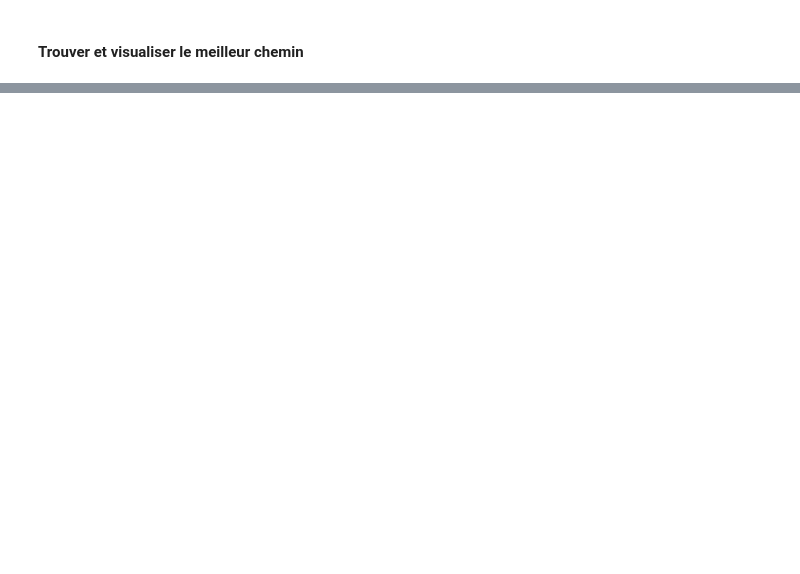
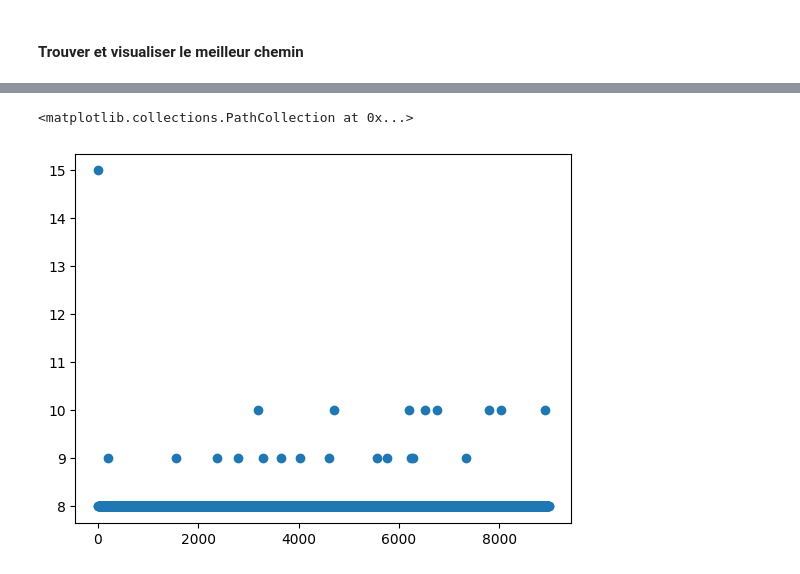
Before and after one commit to Zezinoo/tp_python_ia, a Jupyter notebook: tp9/tp_ia_qlearning.ipynb, the cells around one changed output, grey strips where cells are left out. Drawn from its saved outputs; the diff is of its cells as text; code cells hidden in the pictures; blank space fills up the shorter version.

```diff
--- a/tp9/tp_ia_qlearning.ipynb
+++ b/tp9/tp_ia_qlearning.ipynb
@@ -896,0 +1217,12 @@ simulation.visualize_best_path()
+# %%
+points = []
+for i in range(0,len(steps)-5,5):
+    window = steps[i:i+5]
+    minima = np.argmin(window)
+    points.append((i + minima , window[minima]))
+
+
+plt.scatter([p[0] for p in points] , [p[1] for p in points])
+# %% [output]
+<matplotlib.collections.PathCollection at 0x...>
+[figure, added]
```
Also changed, not shown: parts of 12 cells of this notebook, 3 other files.
